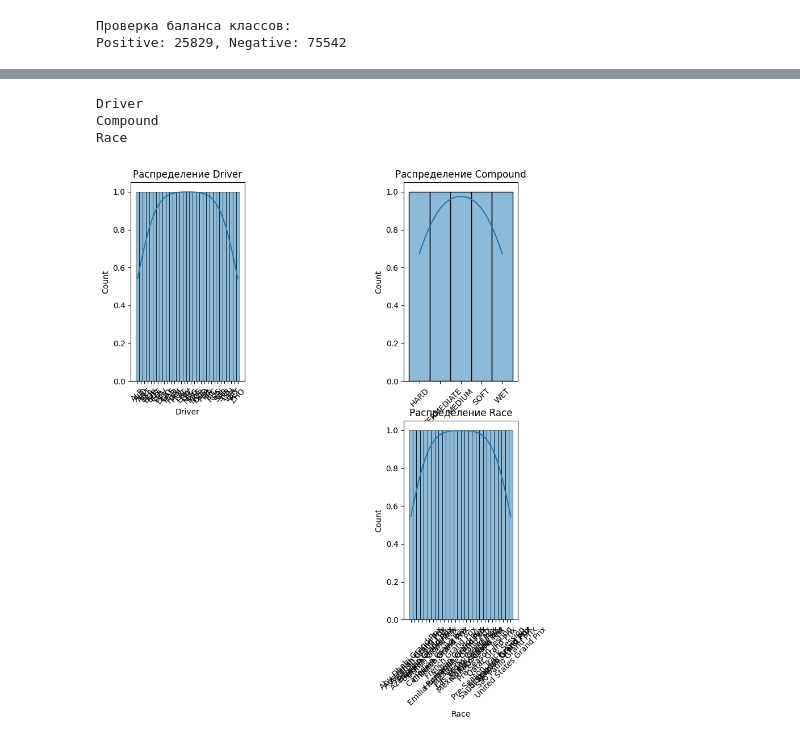
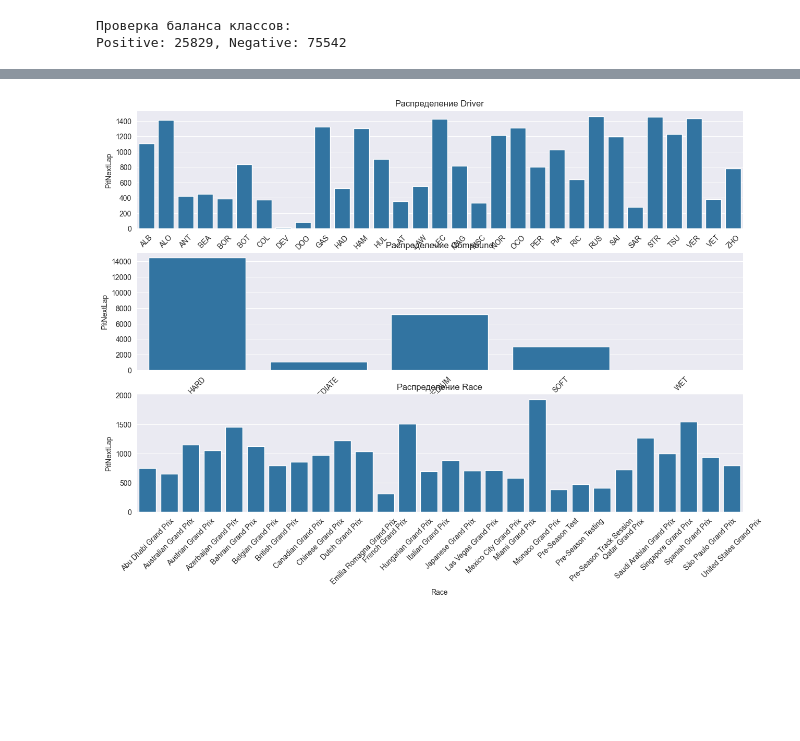
Before and after one commit to hsemlcourse/hseml-group-project-vassuha, a Jupyter notebook: notebooks/01_eda.ipynb, the cells around one changed output, grey strips where cells are left out. Saved outputs shown, nothing was run; the diff lists cells and outputs as text; code cells hidden in the pictures; blank space fills up the shorter version.

```diff
--- a/notebooks/01_eda.ipynb
+++ b/notebooks/01_eda.ipynb
@@ -122,10 +69,12 @@ memory usage: 12.4 MB
 # %%
 plt.figure(figsize=(15, 10))
-hist_num = len(df.columns)
+hist_num = 3
+str_cols = df.select_dtypes(include = [object]).columns.to_list()
+print(str_cols)
 
-for i, column in enumerate(df.columns):
+for i, column in enumerate(str_cols):
   if isinstance(df[column][0], str):
-    plt.subplot(2, hist_num//2, i+1)
+    plt.subplot(len(str_cols), 1, i+1)
     sns.histplot(data=df, x=column, bins=30, kde=True)
     plt.title(f"Распределение {column}")
     plt.xticks(rotation=45)
@@ -158,24 +108,18 @@ plt.show()
 # %%
 plt.figure(figsize=(15, 10))
 hist_num = len(df.columns)
-# hist_num = len(df.select_dtypes(include=[object]).columns)
 
-for i, column in enumerate(df.columns):
+for i, column in enumerate(str_cols):
   if isinstance(df[column][0], str):
-    print(column)
     pit_feature = df.groupby(column)['PitNextLap'].sum().reset_index()
 
-    # print(pit_feature)
-    plt.subplot(2, 5, i + 1)
-    sns.histplot(data=pit_feature, x=column, bins=30, kde=True)
+    plt.subplot(len(str_cols), 1, i + 1)
+    sns.barplot(data=pit_feature, x=column, y ='PitNextLap')
     plt.title(f"Распределение {column}")
     plt.xticks(rotation=45)
 plt.show()
 # %% [output]
-Driver
-Compound
-Race
-[figure, old version]
+[figure, new version]
 # %%
 df = df.drop_duplicates()
 df = df.drop('TyreLife')
```
Also changed, not shown: parts of 8 cells of this notebook, 1 other file.
